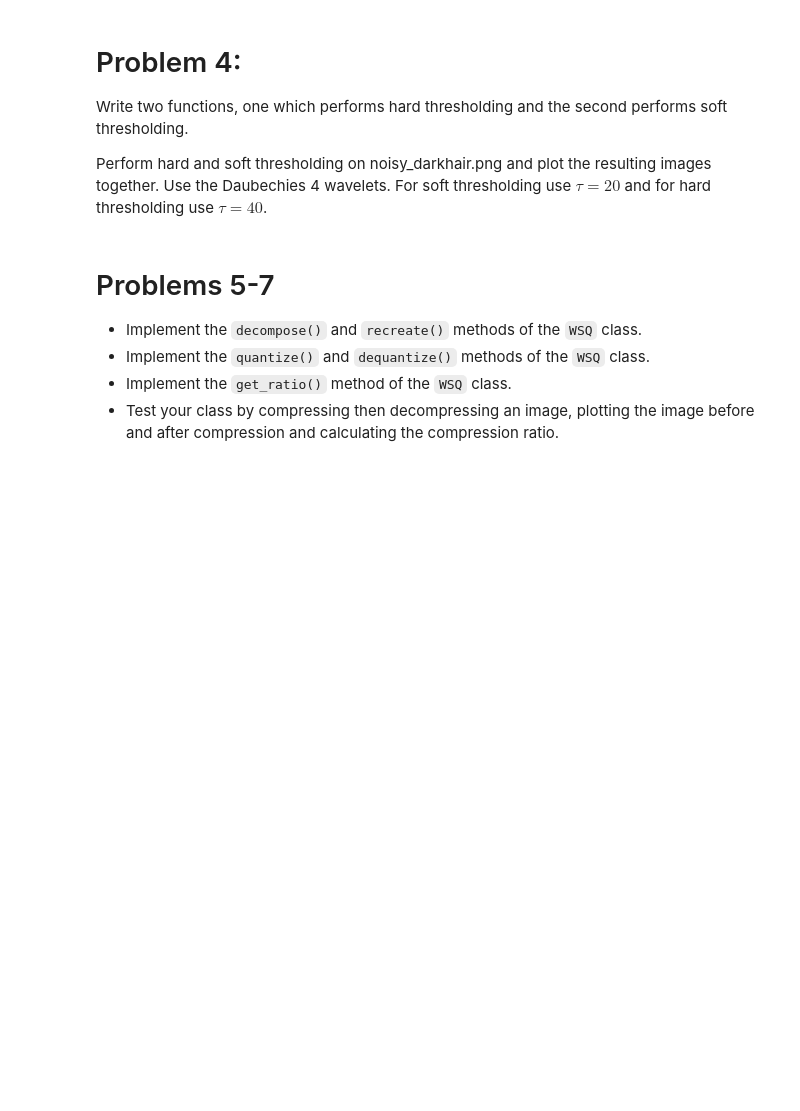
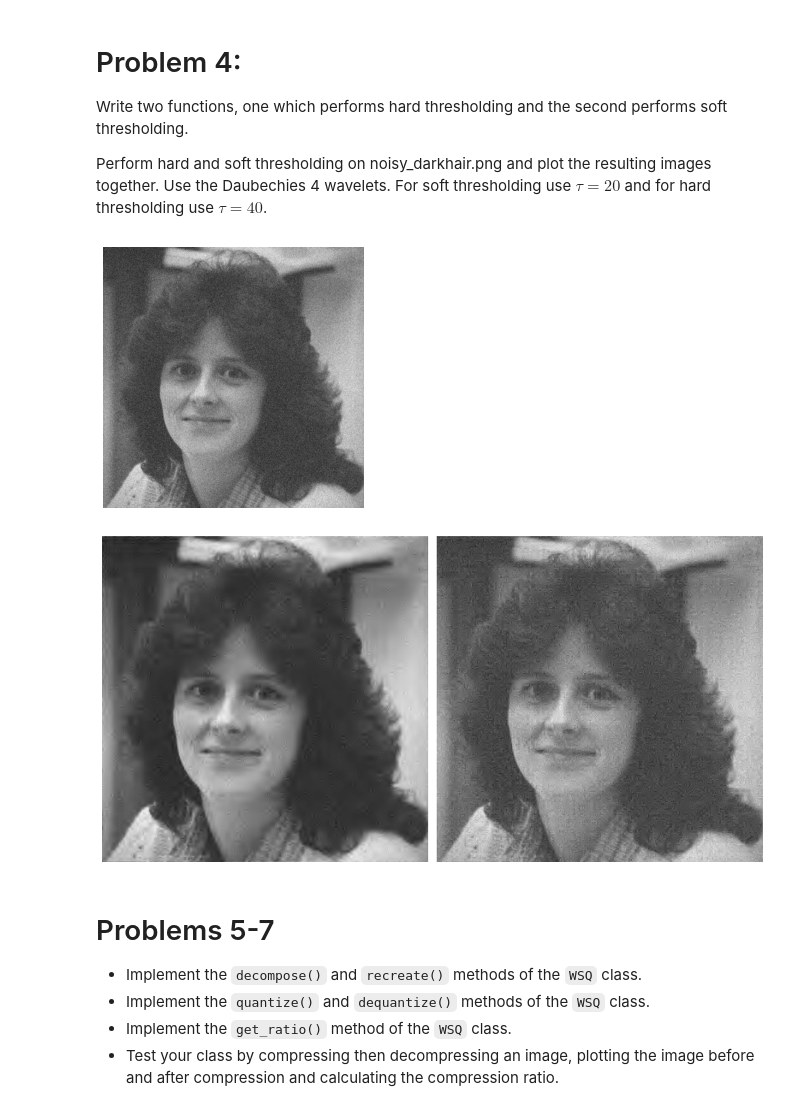
Before and after one commit to Burt360/Volume2, a Jupyter notebook: Wavelets/wavelets.ipynb, the cells around one changed output. Saved outputs shown, nothing was run; the diff lists cells and outputs as text; code cells hidden in the pictures; blank space fills up the shorter version.

```diff
--- a/Wavelets/wavelets.ipynb
+++ b/Wavelets/wavelets.ipynb
@@ -111,3 +125,17 @@ def idwt(X, L, H):
 # %%
 # Compute the idwt of the noisy sine wave from Problem 1.
 # Then check that it matches the original signal using np.allclose().
+
+# Define filters
+L = np.ones(2)/np.sqrt(2)
+H = np.array([1,-1])/np.sqrt(2)
+
+# Use noisysin defined above
+
+# Define N, obtain coeffs of noisysin's discrete wavelet transform
+N = 4
+coeffs = dwt(noisysin, L, H, N)
+
+recovered_noisysin = idwt(coeffs, L, H)
+
+print('Same?', np.allclose(noisysin, recovered_noisysin))
@@ -169,3 +263,44 @@ def soft_threshold(coeffs, tau):
+# %%
+# Clean noisy_darkhair.png via soft and hard thresholding then plot both versions on different subplots.
+
+# Reset fig size
+plt.rcParams['figure.figsize'] = plt.rcParamsDefault['figure.figsize']
+
+# Get image and plot
+image = imread('noisy_darkhair.png')
+plt.imshow(image, cmap='gray')
+plt.axis('off')
+plt.show()
+
+# Change fig size
+plt.rcParams['figure.figsize'] = (14,7)
+
+# Get db4 level 4 coefficients
+coeffs = pywt.wavedec2(image, 'db4', mode='per', level=4)
+
+# Thresholding
+hard_coeffs = hard_threshold(coeffs, 40)
+soft_coeffs = soft_threshold(coeffs, 20)
+
+# Reconstructions
+hard_rec = pywt.waverec2(hard_coeffs, 'db4', mode='per')
+soft_rec = pywt.waverec2(soft_coeffs, 'db4', mode='per')
+
+# Plot
+fig, axs = plt.subplots(1,2)
+
+axs[0].imshow(hard_rec, cmap='gray')
+axs[0].axis('off')
+
+axs[1].imshow(soft_rec, cmap='gray')
+axs[1].axis('off')
+
+# Adjust padding and show
+plt.subplots_adjust(wspace=0)
+plt.show()
+# %% [output]
+[figure, added]
+[figure, added]
 # %% [markdown]
 # Problems 5-7
 - Implement the `decompose()` and `recreate()` methods of the `WSQ` class.
```
Also changed, not shown: parts of 17 cells of this notebook.
